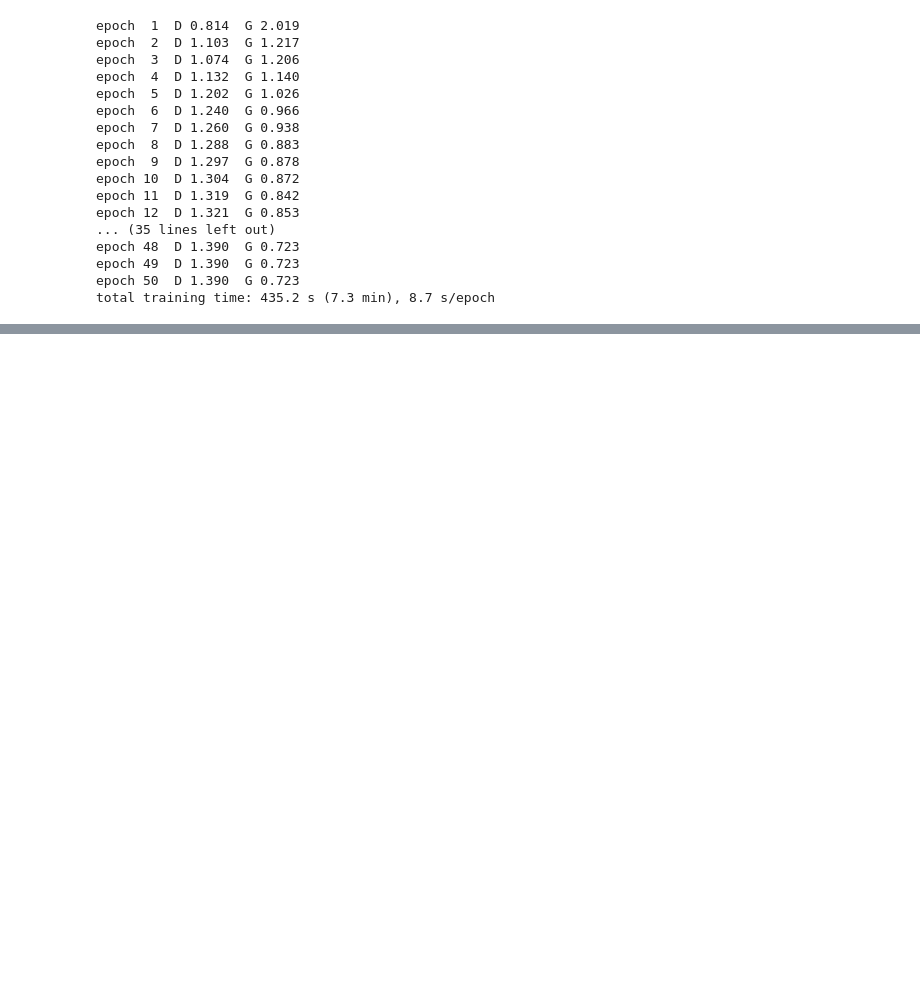
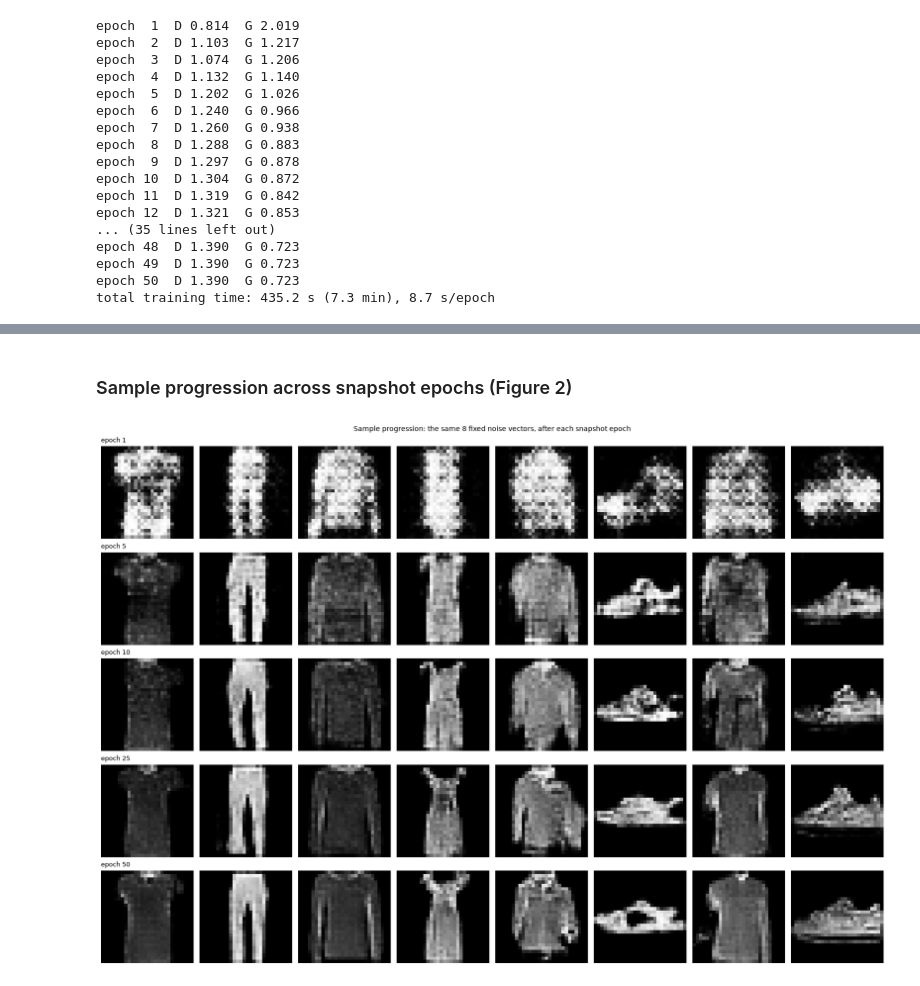
Before and after one commit to intend-dev/conditional-dcgan-fashion-mnist, a Jupyter notebook: generative_model.ipynb, the cells around one changed output, grey strips where cells are left out. Cells and saved outputs as stored; diff of their text form; code cells hidden in the pictures; blank space fills up the shorter version.

```diff
--- a/generative_model.ipynb
+++ b/generative_model.ipynb
@@ -418,0 +468,19 @@ total training time: 435.2 s (7.3 min), 8.7 s/epoch
+# %% [markdown]
+### Sample progression across snapshot epochs (Figure 2)
+# %%
+# Figure 2: the same fixed noise batch rendered as tiles per snapshot epoch
+rows = sorted(snapshots)
+fig = plt.figure(figsize=(2 * 8, 2.2 * len(rows)), layout="constrained")
+for r, ep in enumerate(rows):
+    tiles = snapshots[ep][:8]  # first 8 fixed-noise samples
+    for c in range(8):
+        ax = fig.add_subplot(len(rows), 8, r * 8 + c + 1)
+        ax.imshow((tiles[c, 0] * 0.5 + 0.5).numpy(), cmap="gray", vmin=0, vmax=1)
+        ax.axis("off")
+        if c == 0:
+            ax.set_title(f"epoch {ep}", loc="left", fontsize=9)
+fig.suptitle("Sample progression: the same 8 fixed noise vectors, after each snapshot epoch", fontsize=10)
+fig.savefig(FIGDIR / "fig2-progression.png", dpi=110, bbox_inches="tight")
+plt.show()
+# %% [output]
+[figure, added]
```
Also changed, not shown: parts of 17 cells of this notebook.
